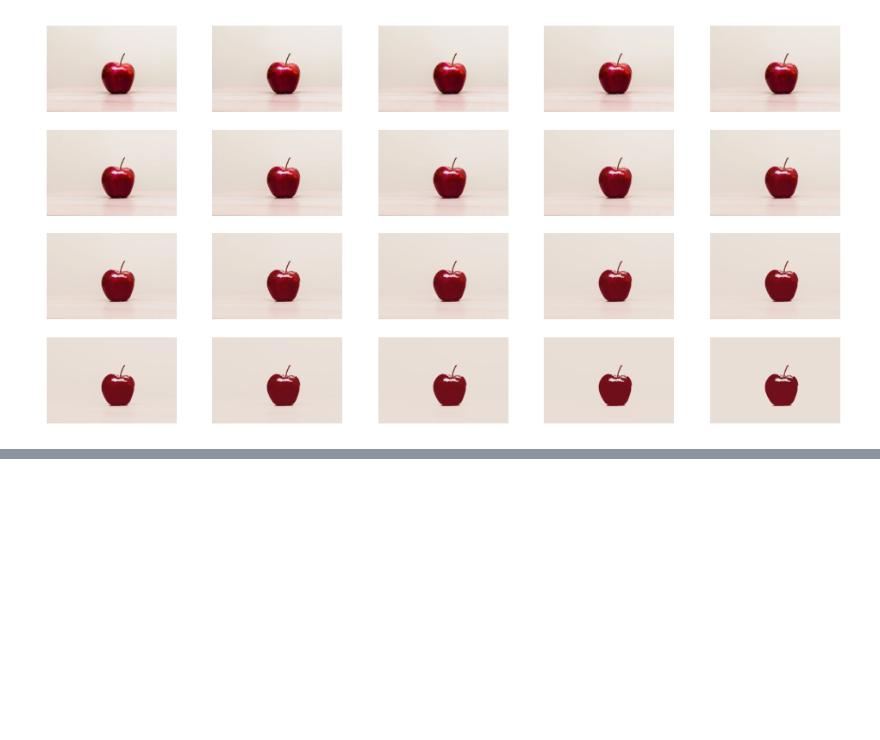
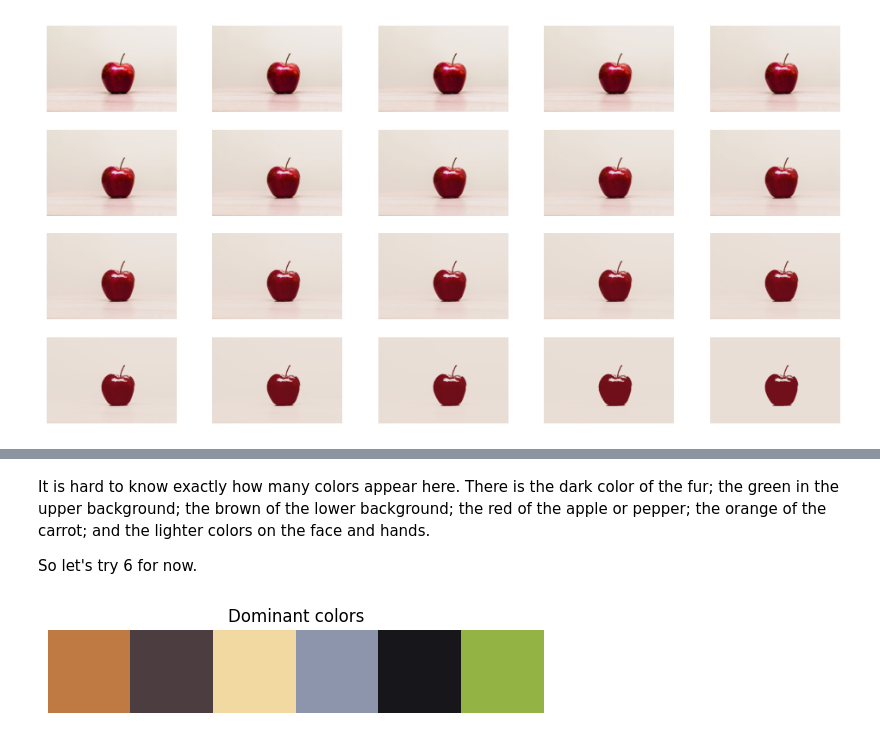
Before and after one commit to acceleratescience/diffusion-models, a Jupyter notebook: docs/BuildingBlocks/segmentation.ipynb, the cells around one changed output, grey strips where cells are left out. Cells and saved outputs as stored; diff of their text form; code cells hidden in the pictures; blank space fills up the shorter version.

```diff
--- a/docs/BuildingBlocks/segmentation.ipynb
+++ b/docs/BuildingBlocks/segmentation.ipynb
@@ -77,0 +108,12 @@ plt.show()
+# %% [markdown]
+It is hard to know exactly how many colors appear here. There is the dark color of the fur; the green in the upper background; the brown of the lower background; the red of the apple or pepper; the orange of the carrot; and the lighter colors on the face and hands.
+
+So let's try 6 for now.
+# %%
+new_img, labels, centers = segment_image(img, n_clusters=6)
+plt.imshow([centers])
+plt.axis('off')
+plt.title('Dominant colors')
+plt.show()
+# %% [output]
+[figure, added]
```
Also changed, not shown: parts of 12 cells of this notebook, 6 other files.
